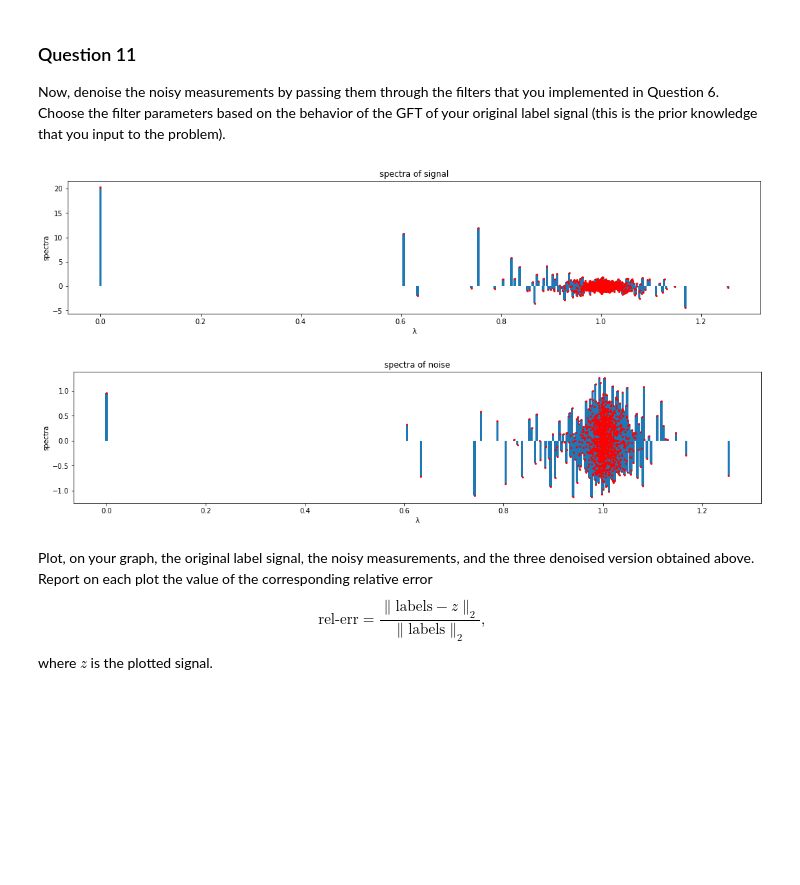
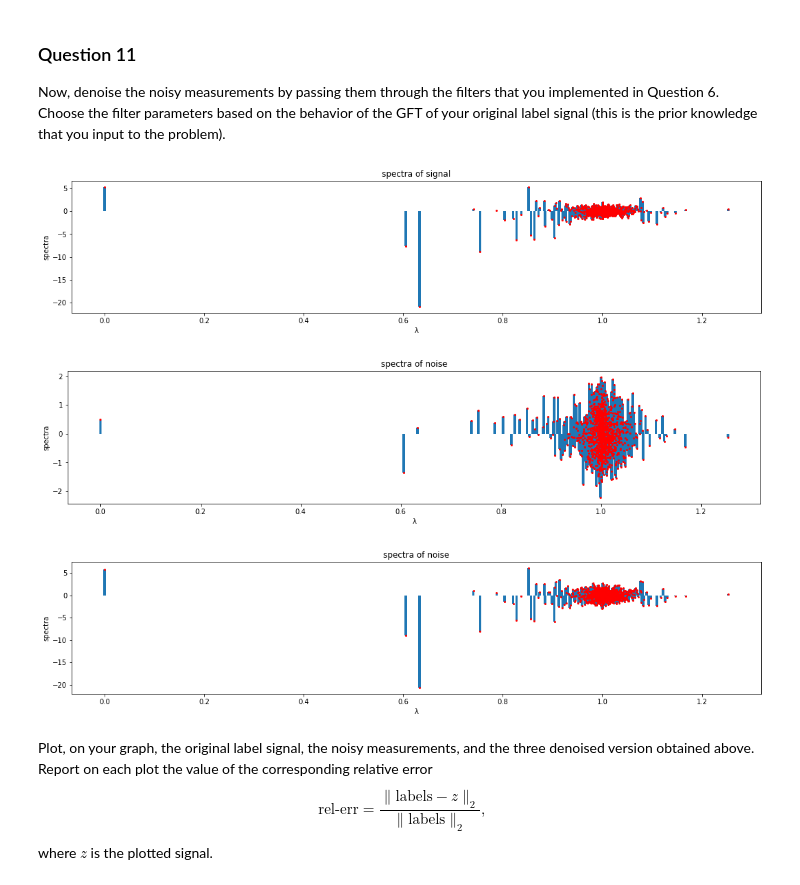
Before and after one commit to coencharles/teamporcinet_M4_v2, a Jupyter notebook: milestones/4_graph_signal_processing.ipynb, the cells around one changed output. Drawn from its saved outputs; the diff is of its cells as text; code cells hidden in the pictures; blank space fills up the shorter version.

```diff
--- a/milestones/4_graph_signal_processing.ipynb
+++ b/milestones/4_graph_signal_processing.ipynb
@@ -203,6 +195,12 @@ def iGFT(x):
 Plot your feature/label vector as a signal on your graph
 # %%
 # Your code here.
+labels = pd.read_csv('TerrorAttack/terrorist_attack.nodes',delim_whitespace=' ',header = None,engine='python')[[107]]
+labels[107] = labels[107].map(lambda x: x.lstrip('http://counterterror.mindswap.org2005/ict_events.owl#'))
+dico = {'Arson':1, 'Bombing':-1, 'Kidnapping':1, 'NBCR_Attack':-1, 'k':1, 'Weapon_Attack':1}
+labels = labels.replace(dico)
+labels = np.squeeze(labels).values
+
 plt.figure(figsize=(12,9))
 nodes = nx.draw_networkx_nodes(graph, coords, node_size=10, node_color=labels)
 plt.sci(nodes)
@@ -385,26 +380,36 @@ Now, denoise the noisy measurements by passing them through the filters that you
 # %%
 plt.figure(figsize=(18,12))
 
 
 plt.subplot(3,1,1)
 plt.bar(e,GFT(labels),width=0.005)
 plt.plot(e,GFT(labels),'ro',ms=2)
 plt.ylabel('spectra')
 plt.xlabel('λ')
 plt.title('spectra of signal')
 plt.show()
 #nx.draw_networkx_edges(graph, coords, alpha=0.01)
 
 plt.figure(figsize=(18,12))
 plt.subplot(3,1,2)
 plt.bar(e,GFT(noisy_measurements-labels),width=0.005)
 plt.plot(e,GFT(noisy_measurements-labels),'ro',ms=2)
 plt.ylabel('spectra')
 plt.xlabel('λ')
 plt.title('spectra of noise')
 plt.show()
 #nx.draw_networkx_edges(graph, coords, alpha=0.01)
+
+plt.figure(figsize=(18,12))
+plt.subplot(3,1,2)
+plt.bar(e,GFT(noisy_measurements),width=0.005)
+plt.plot(e,GFT(noisy_measurements),'ro',ms=2)
+plt.ylabel('spectra')
+plt.xlabel('λ')
+plt.title('spectra of noise')
+plt.show()
 # %% [output]
-[figure, old version]
+[figure, new version]
-[figure, old version]
+[figure, new version]
+[figure, added]
 # %%
```
Also changed, not shown: parts of 21 cells of this notebook.
